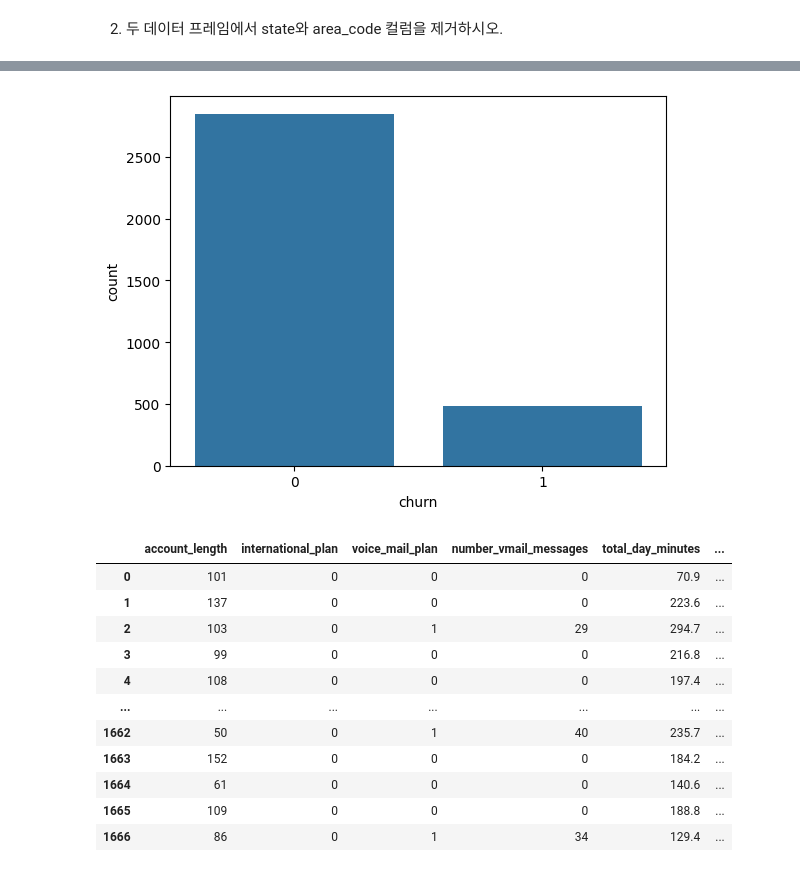
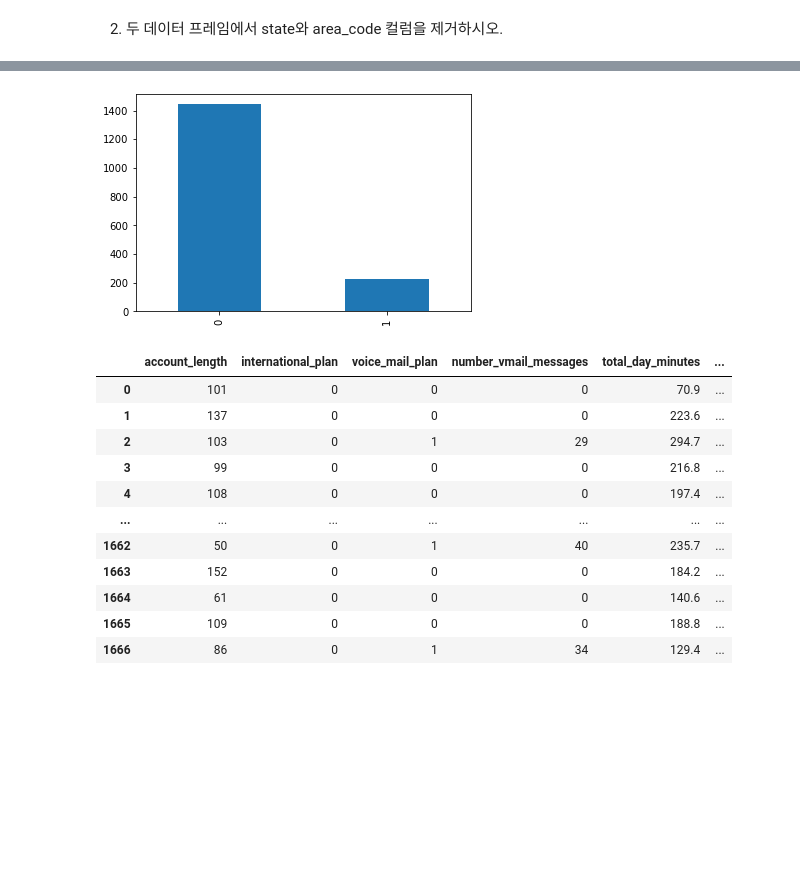
Before and after one commit to 0minKoh/data-mining-hyu, a Jupyter notebook: raw/lab/6-1 의사결정나무 Lab.ipynb, the cells around one changed output, grey strips where cells are left out. Cells and saved outputs as stored; diff of their text form; code cells hidden in the pictures; blank space fills up the shorter version.

```diff
--- a/raw/lab/6-1 의사결정나무 Lab.ipynb
+++ b/raw/lab/6-1 의사결정나무 Lab.ipynb
@@ -10,5 +16,5 @@ import matplotlib.pyplot as plt
 # %%
-churnTrain_df = pd.read_csv('../../asset/churnTrain.csv')
+churnTrain_df = pd.read_csv('churnTrain.csv')
 churnTrain_df
 # %% [output]
 |  | state | account_length | area_code | international_plan | voice_mail_plan | number_vmail_messages | ... |
@@ -25,7 +31,7 @@ churnTrain_df
 | 3332 | TN | 74 | area_code_415 | no | yes | 25 | ... |
 3333 rows × 20 columns
 # %%
-churnTest_df = pd.read_csv('../../asset/churnTest.csv')
+churnTest_df = pd.read_csv('churnTest.csv')
 churnTest_df
 # %% [output]
 |  | state | account_length | area_code | international_plan | voice_mail_plan | number_vmail_messages | ... |
@@ -51,15 +88,10 @@ churnTest_df.drop(['state', 'area_code'], axis=1, inplace=True)
 # %%
-churnTrain_df['churn'] = churnTrain_df['churn'].apply(lambda x: 1 if x=='yes' else 0)
-churnTest_df['churn'] = churnTest_df['churn'].apply(lambda x: 1 if x=='yes' else 0)
+churnTrain_df['churn']=churnTrain_df['churn'].apply(lambda x: 1 if x=='yes' else 0)
+churnTest_df['churn']=churnTest_df['churn'].apply(lambda x: 1 if x=='yes' else 0)
+churnTest_df['churn'].value_counts().plot(kind='bar')
+plt.show()
+# %% [output]
+[figure, added]
-# %%
-import seaborn as sns
-
-# plt.bar(churnTrain_df['churn'].value_counts().index, churnTrain_df['churn'].value_counts().values)
-# churnTrain_df['churn'].value_counts().plot(kind='bar')
-sns.countplot(x='churn', data=churnTrain_df)
-plt.show()
-# %% [output]
-[figure, removed]
 # %%
 4. 두 데이터 프레임에서 international_plan, voice_mail_plan의 ‘yes’값을 1로 ‘no’값을 0으로 치환하시오.
 # %%
```
Also changed, not shown: parts of 11 cells of this notebook, 2 other files.
